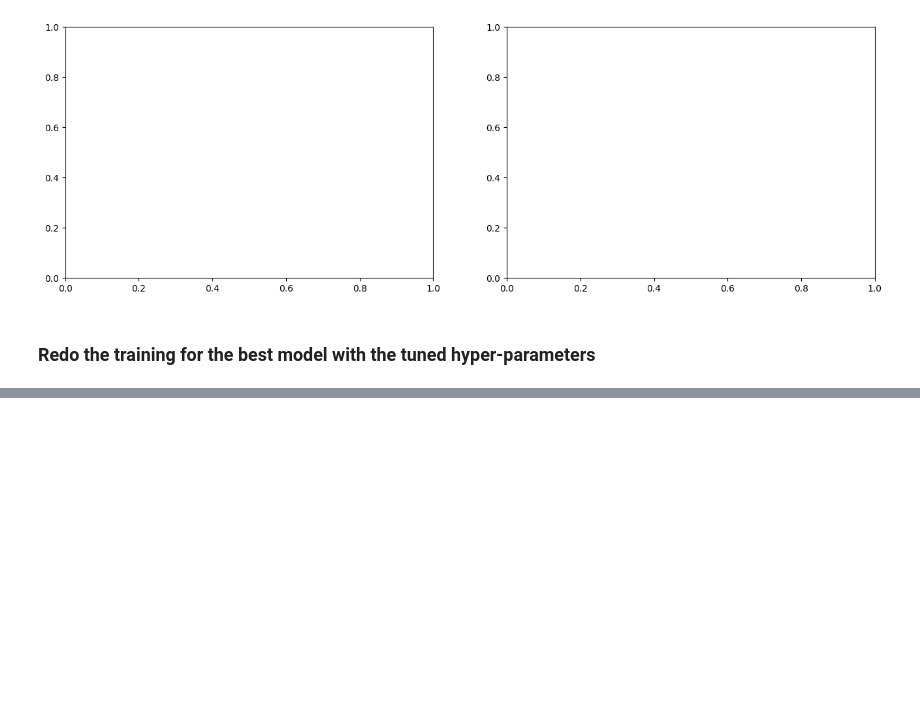
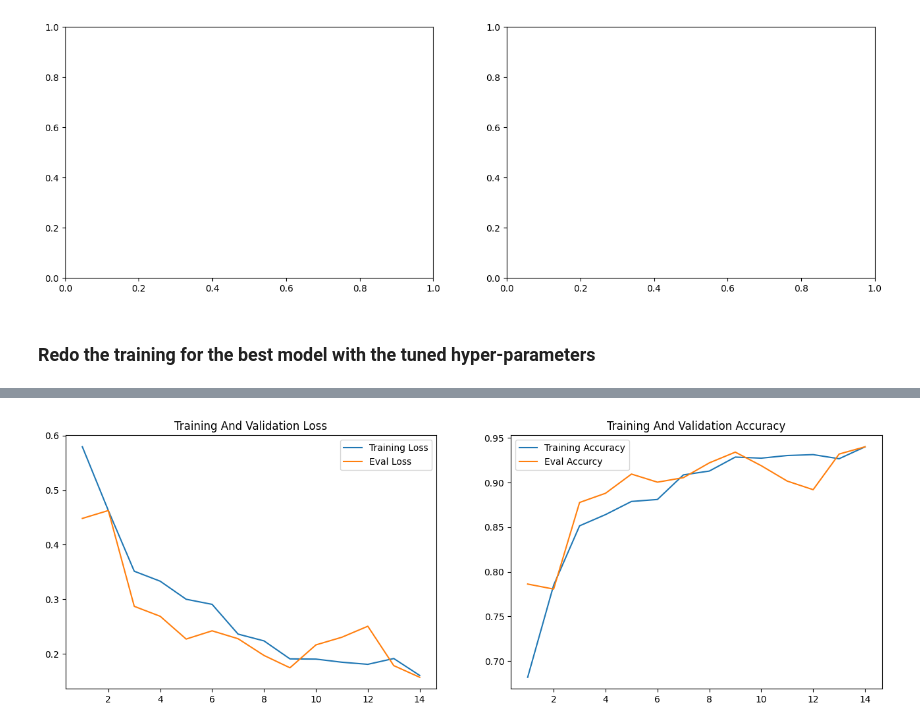
Before and after one commit to 1nuc/image-classification, a Jupyter notebook: run.ipynb, the cells around one changed output, grey strips where cells are left out. Cells and saved outputs as stored; diff of their text form; code cells hidden in the pictures; blank space fills up the shorter version.

Commit message:
save notes

```diff
--- a/run.ipynb
+++ b/run.ipynb
@@ -486,5 +486,5 @@ model=construct_model(in_ch, out_ch, kernel, device, dropout, "CNN")
 # call the train function and train the model
 train(model=model, num_epoch=30,batch_size=1000, lr=params['lr'], weight_decay=params['weight_decay'])
 # save the model
-torch.save(model.state_dict(), "model.pt")
+torch.save(model, "model.pt")
 # %% [output]
@@ -504,2 +507,3 @@ Epoch: 13, Train Loss is: 0.19, Train Accuracy is: 0.93, Validation Loss:0.19, v
+[figure, added]
 # %%
 from sklearn.metrics import confusion_matrix, ConfusionMatrixDisplay
```
Also changed, not shown: parts of 5 cells of this notebook, 1 other file.
